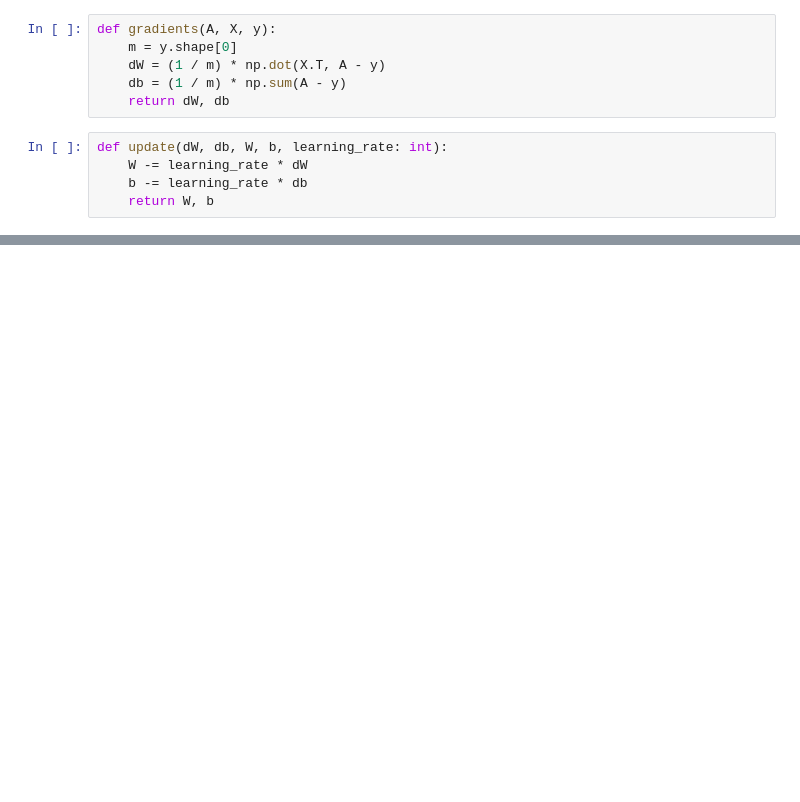
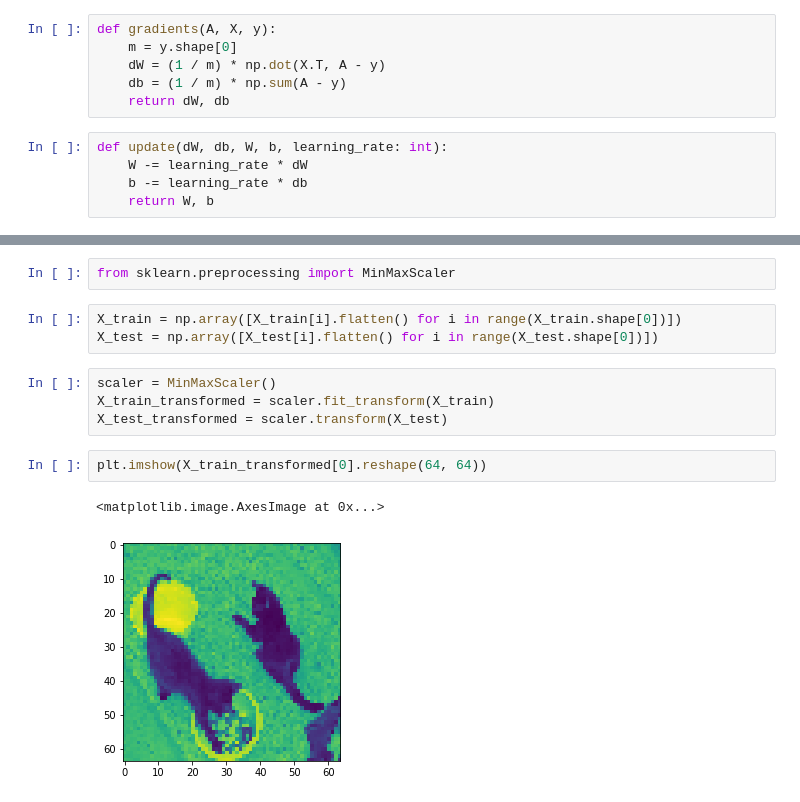
Before and after one commit to alexandre-pinon/deep-learning-learning, a Jupyter notebook: perceptron.ipynb, the cells around one changed output, grey strips where cells are left out. Saved outputs shown, nothing was run; the diff lists cells and outputs as text; blank space fills up the shorter version.

```diff
--- a/perceptron.ipynb
+++ b/perceptron.ipynb
@@ -105,0 +152,14 @@ array([ True])
+# %%
+from sklearn.preprocessing import MinMaxScaler
+# %%
+X_train = np.array([X_train[i].flatten() for i in range(X_train.shape[0])])
+X_test = np.array([X_test[i].flatten() for i in range(X_test.shape[0])])
+# %%
+scaler = MinMaxScaler()
+X_train_transformed = scaler.fit_transform(X_train)
+X_test_transformed = scaler.transform(X_test)
+# %%
+plt.imshow(X_train_transformed[0].reshape(64, 64))
+# %% [output]
+<matplotlib.image.AxesImage at 0x...>
+[figure, added]
```
Also changed, not shown: parts of 18 cells of this notebook, 3 other files.
